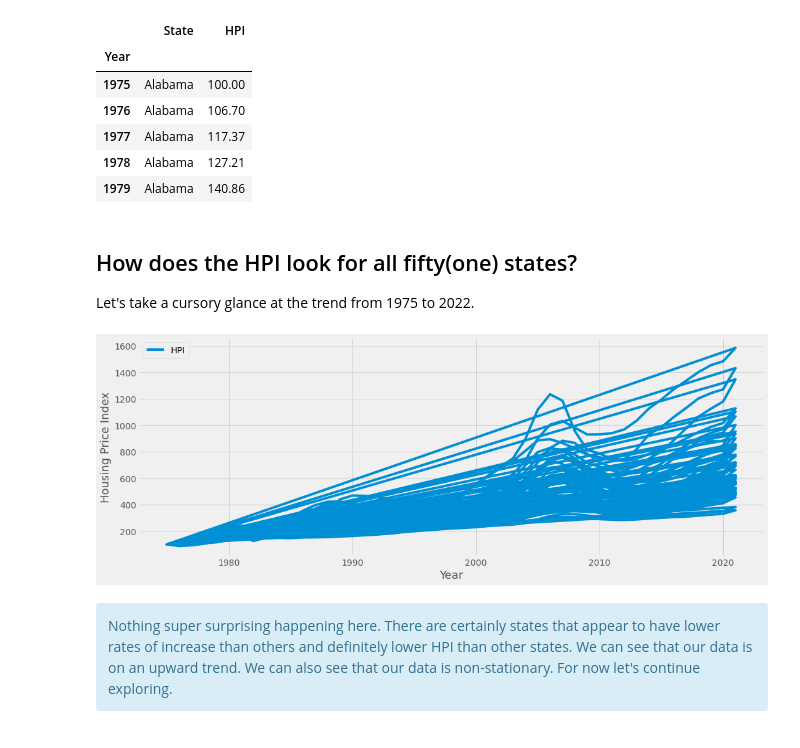
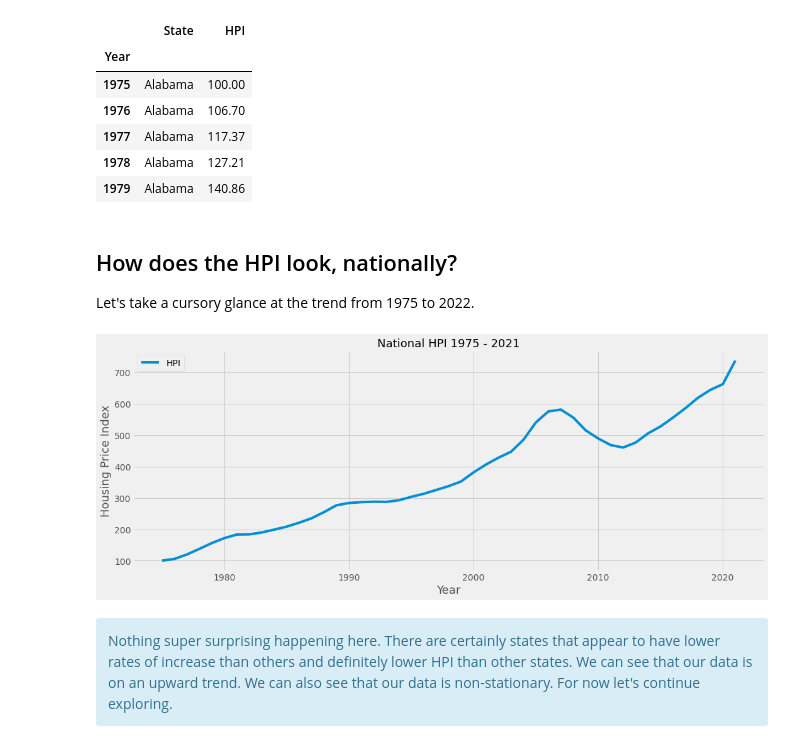
Before and after one commit to joshstruggles/Cannabis-Legality-and-Effect-on-Housing-Price-Index, a Jupyter notebook: notebook.ipynb, the cells around one changed output. Drawn from its saved outputs; the diff is of its cells as text; code cells hidden in the pictures.

Commit message:
changed visuals for business suggestions

```diff
--- a/notebook.ipynb
+++ b/notebook.ipynb
@@ -253,15 +251,17 @@ state_df.head()
 | 1978 | Alabama | 127.21 |
 | 1979 | Alabama | 140.86 |
 # %% [markdown]
-## How does the HPI look for all fifty(one) states?
+## How does the HPI look, nationally?
 Let's take a cursory glance at the trend from 1975 to 2022.
+# %%
+national_df_plot = national_df.drop(['HPI with 1990 base', 'HPI with 2000 base'], axis =1)
 # %%
-state_df.plot(figsize = (16,6))
+national_df_plot.plot(figsize = (16,6))
 plt.xlabel("Year", fontsize = 18)
 plt.ylabel("Housing Price Index", fontsize = 18)
-plt.title("", fontsize = 18);
+plt.title("National HPI 1975 - 2021", fontsize = 18);
 # %% [output]
-[figure, old version]
+[figure, new version]
 # %% [markdown]
 
 <div class="alert alert-block alert-info">
```
Also changed, not shown: parts of 30 cells of this notebook.
